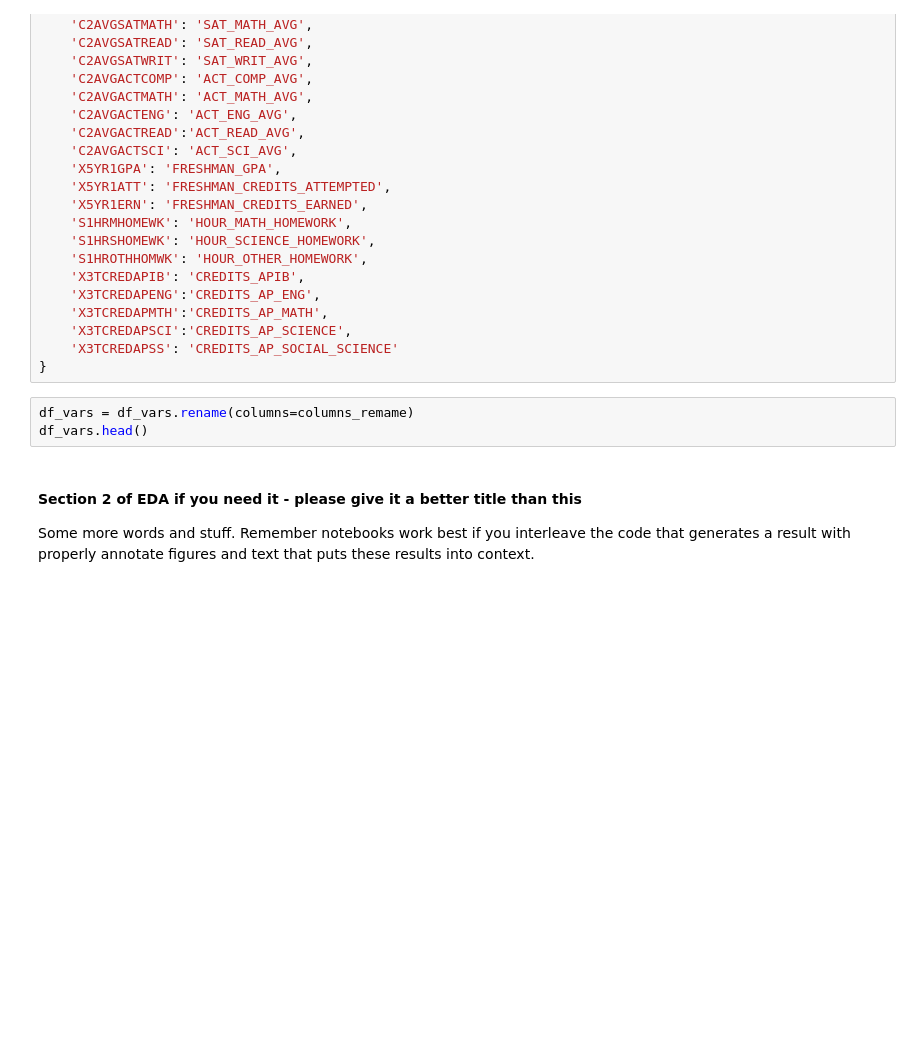
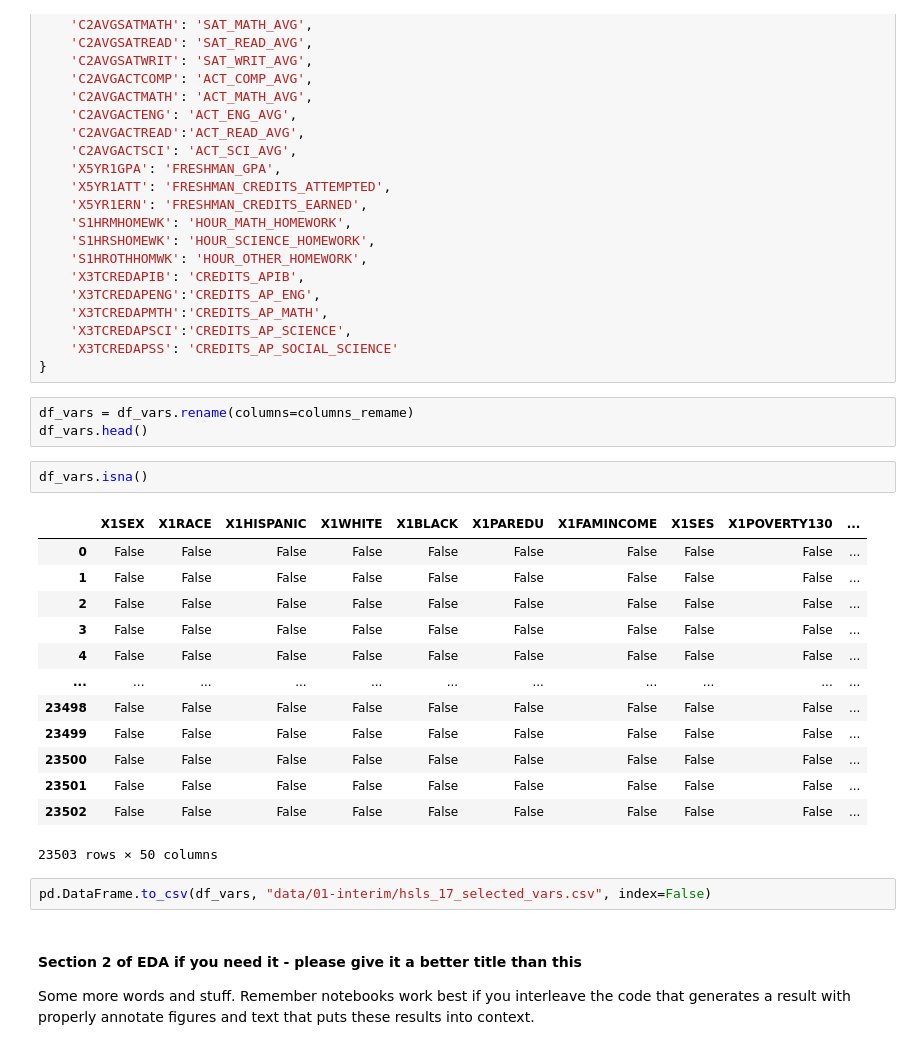
Before and after one commit to shawnle204/Group059_WI26, a Jupyter notebook: 02-EDACheckpoint.ipynb, the cells around one changed output. Drawn from its saved outputs; the diff is of its cells as text; blank space fills up the shorter version.

```diff
--- a/02-EDACheckpoint.ipynb
+++ b/02-EDACheckpoint.ipynb
@@ -356,6 +356,24 @@ columns_remame = {
 # %%
 df_vars = df_vars.rename(columns=columns_remame)
 df_vars.head()
+# %%
+df_vars.isna()
+# %% [output]
+|  | X1SEX | X1RACE | X1HISPANIC | X1WHITE | X1BLACK | X1PAREDU | X1FAMINCOME | X1SES | X1POVERTY130 | ... |
+| 0 | False | False | False | False | False | False | False | False | False | ... |
+| 1 | False | False | False | False | False | False | False | False | False | ... |
+| 2 | False | False | False | False | False | False | False | False | False | ... |
+| 3 | False | False | False | False | False | False | False | False | False | ... |
+| 4 | False | False | False | False | False | False | False | False | False | ... |
+| ... | ... | ... | ... | ... | ... | ... | ... | ... | ... | ... |
+| 23498 | False | False | False | False | False | False | False | False | False | ... |
+| 23499 | False | False | False | False | False | False | False | False | False | ... |
+| 23500 | False | False | False | False | False | False | False | False | False | ... |
+| 23501 | False | False | False | False | False | False | False | False | False | ... |
+| 23502 | False | False | False | False | False | False | False | False | False | ... |
+23503 rows × 50 columns
+# %%
+pd.DataFrame.to_csv(df_vars, "data/01-interim/hsls_17_selected_vars.csv", index=False)
 # %% [markdown]
 #### Section 2 of EDA if you need it  - please give it a better title than this
 
```
Also changed, not shown: 1 other file.
